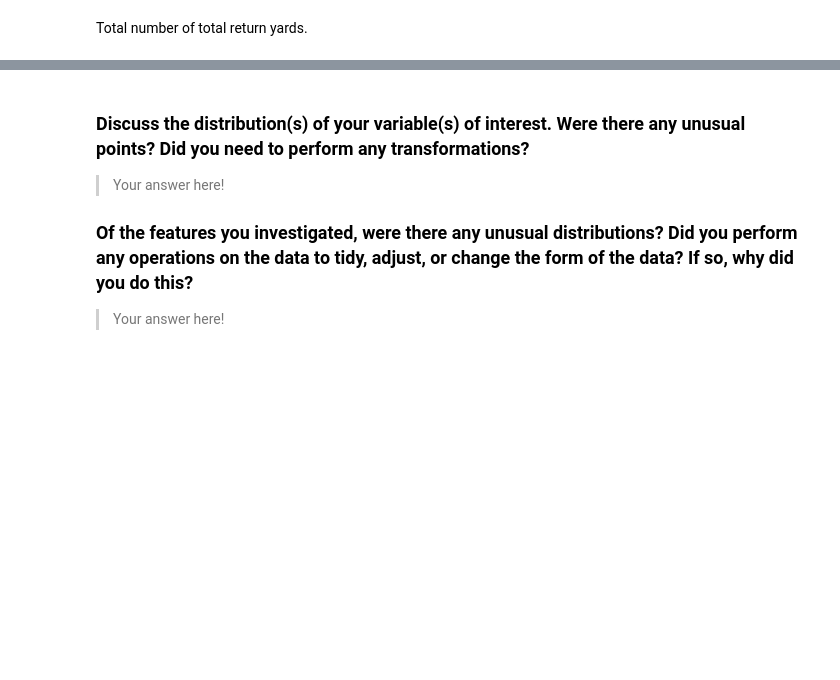
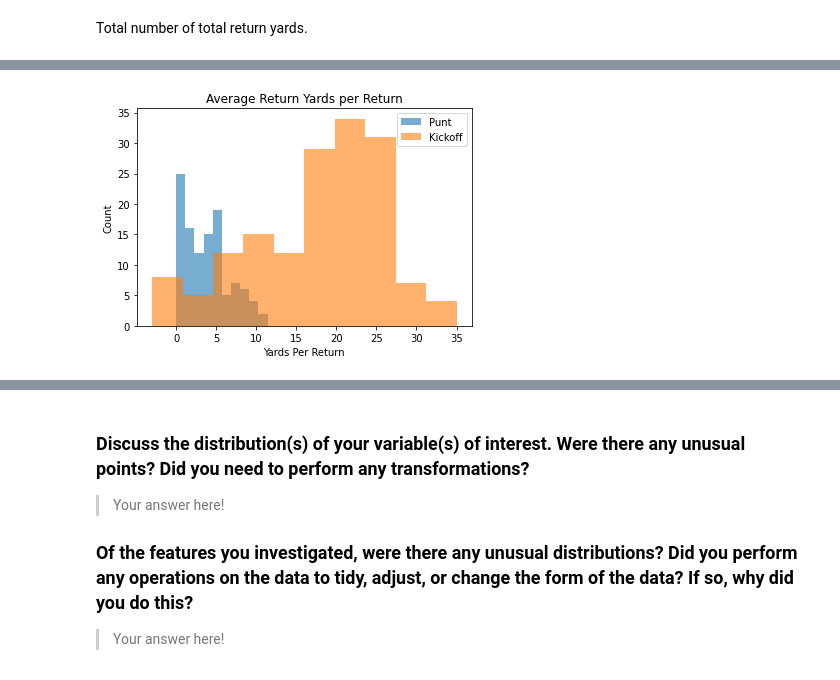
Before and after one commit to dkrejcarek/punt_analysis, a Jupyter notebook: Part_I_exploration_template.ipynb, the cells around one changed output, grey strips where cells are left out. Cells and saved outputs as stored; diff of their text form; code cells hidden in the pictures; blank space fills up the shorter version.

```diff
--- a/Part_I_exploration_template.ipynb
+++ b/Part_I_exploration_template.ipynb
@@ -252,0 +237,32 @@ g.map(sb.countplot, 'returnerId')
+# %%
+# Determine the yards per return average by season
+
+# Get the data for number of return counts
+punt_return_counts = plays_returnable.query('season == 2018 & specialTeamsPlayType == "Punt"').returnerId.value_counts()
+kickoff_return_counts = plays_returnable.query('season == 2018 & specialTeamsPlayType == "Kickoff"').returnerId.value_counts()
+# get the the series for the total yards
+punt_return_yards = plays_returnable.query('season == 2018 & specialTeamsPlayType == "Punt"').groupby('returnerId').sum()['kickReturnYardage']
+kickoff_return_yards = plays_returnable.query('season == 2018 & specialTeamsPlayType == "Kickoff"').groupby('returnerId').sum()['kickReturnYardage']
+# Create a dictionary for concatations
+data = {'punt_return_yards': punt_return_yards,
+        'punt_return_counts': punt_return_counts,
+        'kickoff_return_yards': kickoff_return_yards,
+        'kickoff_return_counts': kickoff_return_counts}
+
+# Concat the two series into new datafra,e
+returner_data = pd.concat(data, axis=1)
+
+# determine the yards per return
+returner_data['punt_yard_per_return'] = returner_data['punt_return_yards'] / returner_data['punt_return_counts']
+returner_data['kickoff_yard_per_return'] = returner_data['kickoff_return_yards'] / returner_data['kickoff_return_counts']
+# %%
+# g = sb.FacetGrid(data = returner_data, hue = 'kickoff_yard_per_return')
+# g.map(sb.displot, 'punt_yard_per_return')
+plt.hist(returner_data['punt_yard_per_return'], alpha = .6, label='Punt')
+plt.hist(returner_data['kickoff_yard_per_return'], alpha = .6, label = 'Kickoff')
+plt.title('Average Return Yards per Return')
+plt.xlabel('Yards Per Return')
+plt.ylabel('Count')
+plt.legend();
+# %% [output]
+[figure, added]
```
Also changed, not shown: parts of 10 cells of this notebook.
